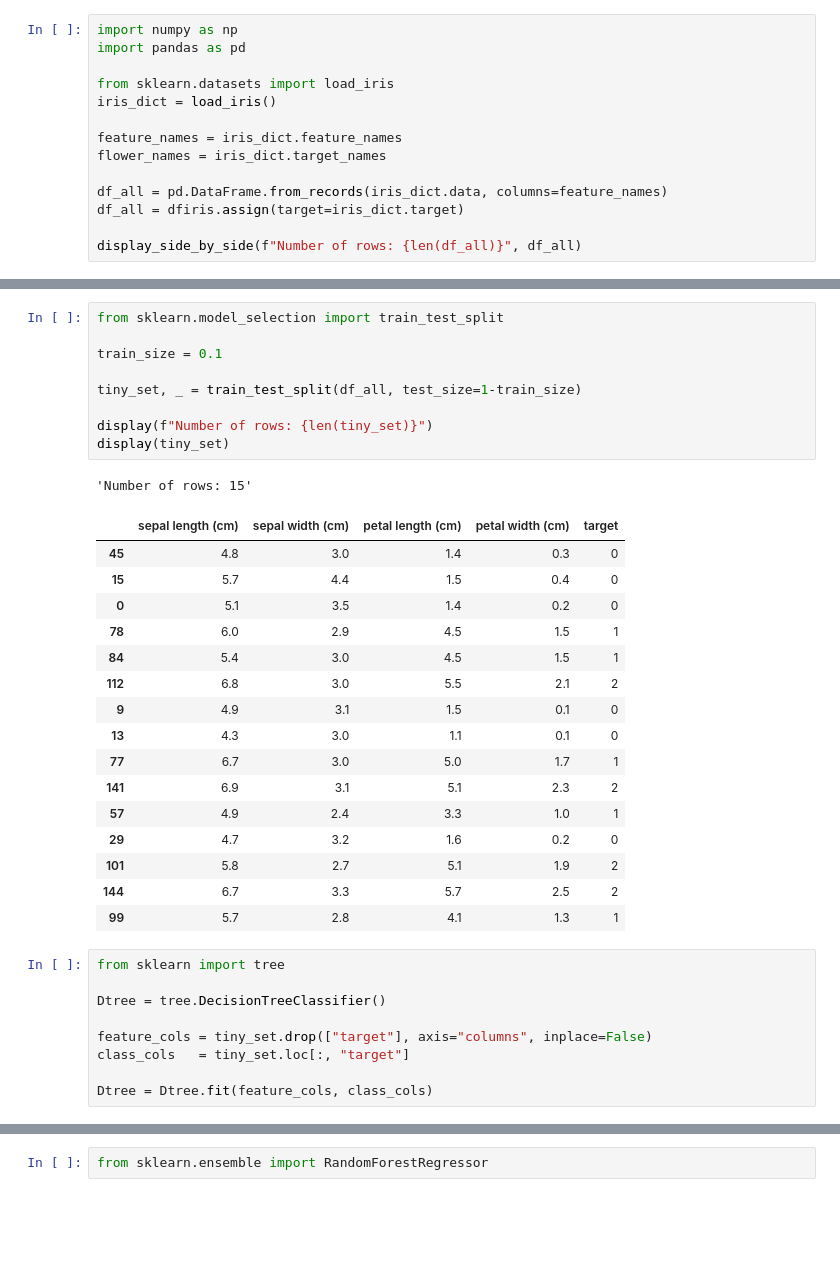
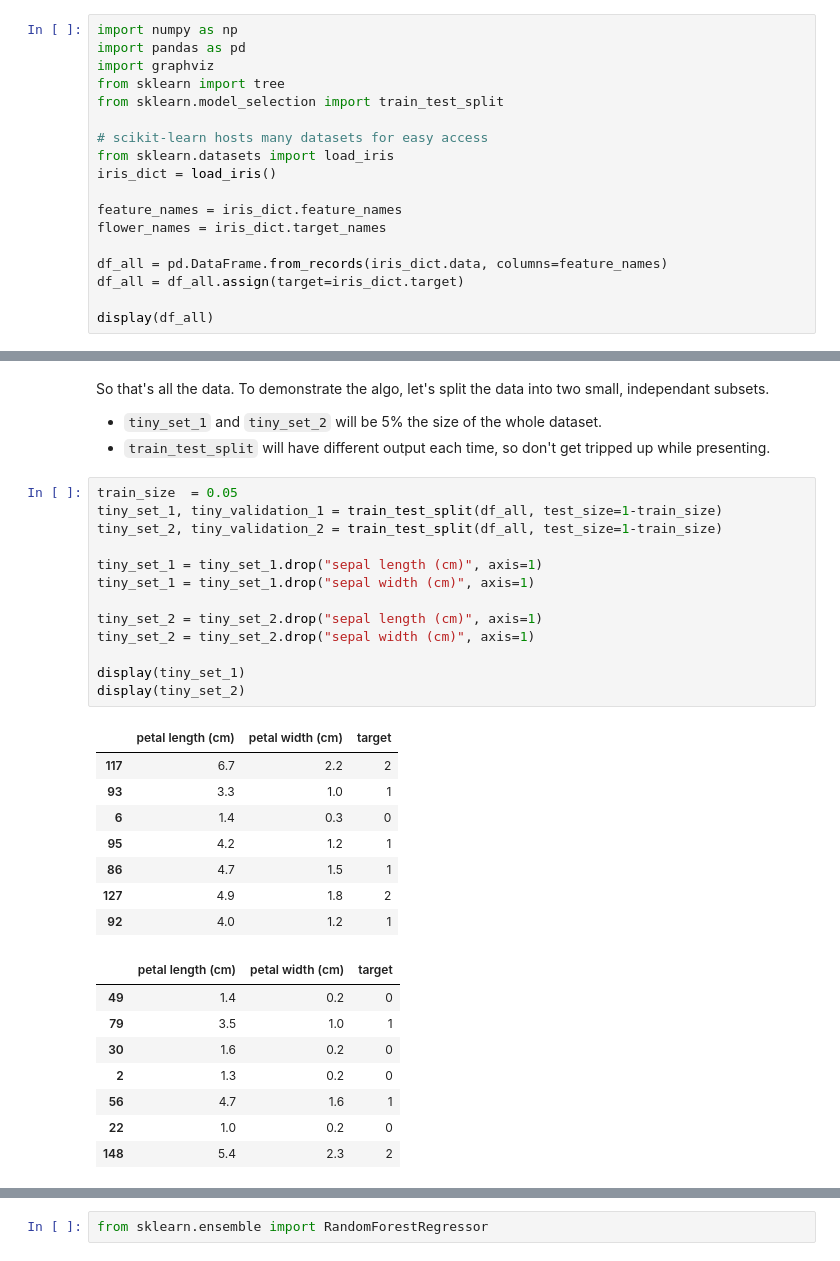
Before and after one commit to ucfai/core, a Jupyter notebook: fa18/2018-10-31-decision-trees/2018-10-31-decision-trees.ipynb, the cells around one changed output, grey strips where cells are left out. Cells and saved outputs as stored; diff of their text form; blank space fills up the shorter version.

```diff
--- a/fa18/2018-10-31-decision-trees/2018-10-31-decision-trees.ipynb
+++ b/fa18/2018-10-31-decision-trees/2018-10-31-decision-trees.ipynb
@@ -13,7 +54,11 @@ HTML('<style>.output {flex-direction: row;}</style>')
 # %%
 import numpy as np
 import pandas as pd
+import graphviz
+from sklearn import tree
+from sklearn.model_selection import train_test_split
 
+# scikit-learn hosts many datasets for easy access
 from sklearn.datasets import load_iris
 iris_dict = load_iris()
 
@@ -21,7 +66,7 @@ feature_names = iris_dict.feature_names
 flower_names = iris_dict.target_names
 
 df_all = pd.DataFrame.from_records(iris_dict.data, columns=feature_names)
-df_all = dfiris.assign(target=iris_dict.target)
+df_all = df_all.assign(target=iris_dict.target)
 
-display_side_by_side(f"Number of rows: {len(df_all)}", df_all)
+display(df_all)
 # %% [output]
@@ -46,36 +91,34 @@ Number of rows: 150
-# %%
-from sklearn.model_selection import train_test_split
-
-train_size = 0.1
-
-tiny_set, _ = train_test_split(df_all, test_size=1-train_size)
-
-display(f"Number of rows: {len(tiny_set)}")
-display(tiny_set)
-# %% [output]
-'Number of rows: 15'
-|  | sepal length (cm) | sepal width (cm) | petal length (cm) | petal width (cm) | target |
-| 45 | 4.8 | 3.0 | 1.4 | 0.3 | 0 |
-| 15 | 5.7 | 4.4 | 1.5 | 0.4 | 0 |
-| 0 | 5.1 | 3.5 | 1.4 | 0.2 | 0 |
-| 78 | 6.0 | 2.9 | 4.5 | 1.5 | 1 |
-| 84 | 5.4 | 3.0 | 4.5 | 1.5 | 1 |
-| 112 | 6.8 | 3.0 | 5.5 | 2.1 | 2 |
-| 9 | 4.9 | 3.1 | 1.5 | 0.1 | 0 |
-| 13 | 4.3 | 3.0 | 1.1 | 0.1 | 0 |
-| 77 | 6.7 | 3.0 | 5.0 | 1.7 | 1 |
-| 141 | 6.9 | 3.1 | 5.1 | 2.3 | 2 |
-| 57 | 4.9 | 2.4 | 3.3 | 1.0 | 1 |
-| 29 | 4.7 | 3.2 | 1.6 | 0.2 | 0 |
-| 101 | 5.8 | 2.7 | 5.1 | 1.9 | 2 |
-| 144 | 6.7 | 3.3 | 5.7 | 2.5 | 2 |
-| 99 | 5.7 | 2.8 | 4.1 | 1.3 | 1 |
-# %%
-from sklearn import tree
-
-Dtree = tree.DecisionTreeClassifier()
-
-feature_cols = tiny_set.drop(["target"], axis="columns", inplace=False)
-class_cols   = tiny_set.loc[:, "target"]
-
-Dtree = Dtree.fit(feature_cols, class_cols)
+# %% [markdown]
+So that's all the data. To demonstrate the algo, let's split the data into two small, independant subsets.
+* `tiny_set_1` and `tiny_set_2` will be 5% the size of the whole dataset.
+* `train_test_split` will have different output each time, so don't get tripped up while presenting.
+# %%
+train_size  = 0.05
+tiny_set_1, tiny_validation_1 = train_test_split(df_all, test_size=1-train_size)
+tiny_set_2, tiny_validation_2 = train_test_split(df_all, test_size=1-train_size)
+
+tiny_set_1 = tiny_set_1.drop("sepal length (cm)", axis=1)
+tiny_set_1 = tiny_set_1.drop("sepal width (cm)", axis=1)
+
+tiny_set_2 = tiny_set_2.drop("sepal length (cm)", axis=1)
+tiny_set_2 = tiny_set_2.drop("sepal width (cm)", axis=1)
+
+display(tiny_set_1)
+display(tiny_set_2)
+# %% [output]
+|  | petal length (cm) | petal width (cm) | target |
+| 117 | 6.7 | 2.2 | 2 |
+| 93 | 3.3 | 1.0 | 1 |
+| 6 | 1.4 | 0.3 | 0 |
+| 95 | 4.2 | 1.2 | 1 |
+| 86 | 4.7 | 1.5 | 1 |
+| 127 | 4.9 | 1.8 | 2 |
+| 92 | 4.0 | 1.2 | 1 |
+|  | petal length (cm) | petal width (cm) | target |
+| 49 | 1.4 | 0.2 | 0 |
+| 79 | 3.5 | 1.0 | 1 |
+| 30 | 1.6 | 0.2 | 0 |
+| 2 | 1.3 | 0.2 | 0 |
+| 56 | 4.7 | 1.6 | 1 |
+| 22 | 1.0 | 0.2 | 0 |
+| 148 | 5.4 | 2.3 | 2 |
```
Also changed, not shown: parts of 24 cells of this notebook, 1 other file.
